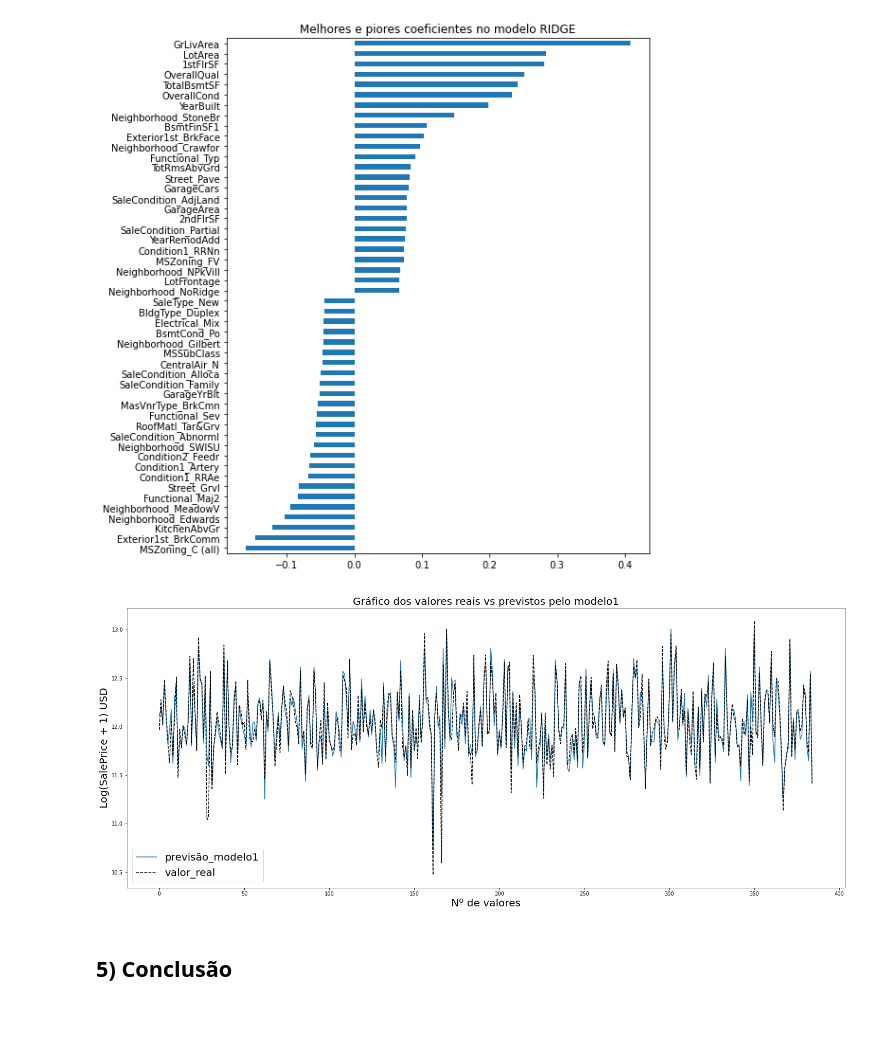
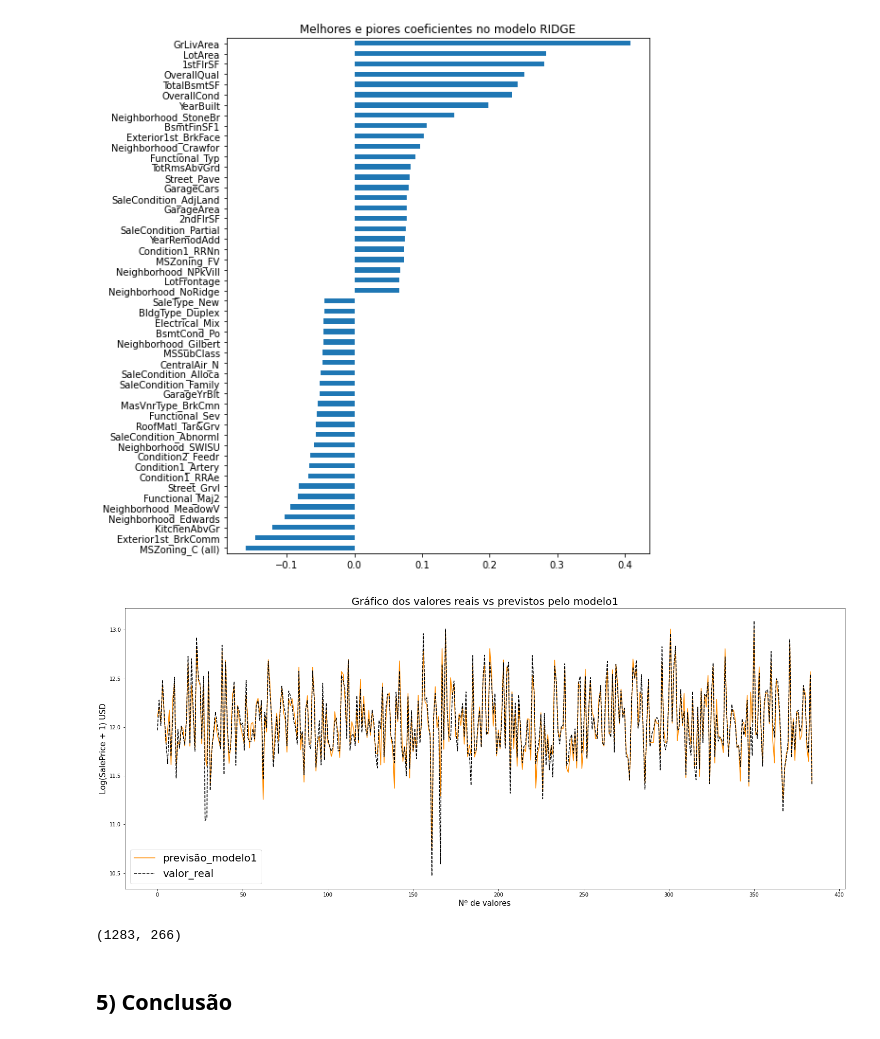
Before and after one commit to gomesalan/Projetos, a Jupyter notebook: Regressao/Projeto1_parte2_AG.ipynb, the cells around one changed output. Drawn from its saved outputs; the diff is of its cells as text; code cells hidden in the pictures.

```diff
--- a/Regressao/Projeto1_parte2_AG.ipynb
+++ b/Regressao/Projeto1_parte2_AG.ipynb
@@ -503,20 +466,24 @@ Text(0.5, 1.0, 'Melhores e piores coeficientes no modelo RIDGE')
 # %%
 x = df_trat_log.SalePrice.values
 
 plt.figure(figsize = (25, 10))
 
-plt.plot(y_pred1, label = 'previsão_modelo1')
+plt.plot(y_pred1, color = 'darkorange', label = 'previsão_modelo1')
 plt.plot(y_teste, color = 'black', label = 'valor_real', linestyle = '--')
 
 plt.title('Gráfico dos valores reais vs previstos pelo modelo1', fontsize = 20)
-plt.xlabel('Nº de valores', fontsize = 20)
-plt.ylabel('Log(SalePrice + 1) USD', fontsize = 20)
+plt.xlabel('Nº de valores', fontsize = 15)
+plt.ylabel('Log(SalePrice + 1) USD', fontsize = 15)
 
 plt.legend(fontsize = 20)
 
 plt.show()
 # %% [output]
-[figure, old version]
+[figure, new version]
+# %%
+df_trat_log.shape
+# %% [output]
+(1283, 266)
 # %% [markdown]
 ## 5) Conclusão
 # %% [markdown]
```
Also changed, not shown: parts of 15 cells of this notebook.
